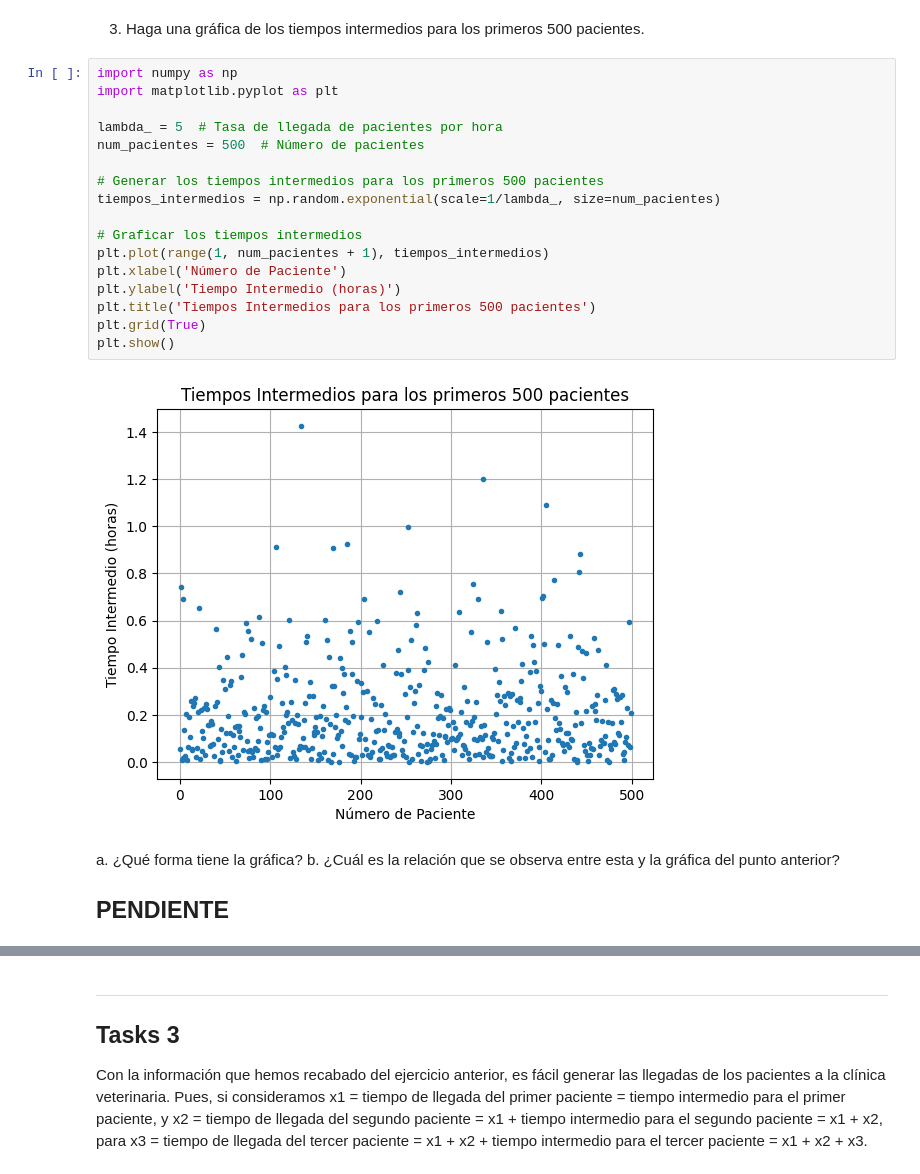
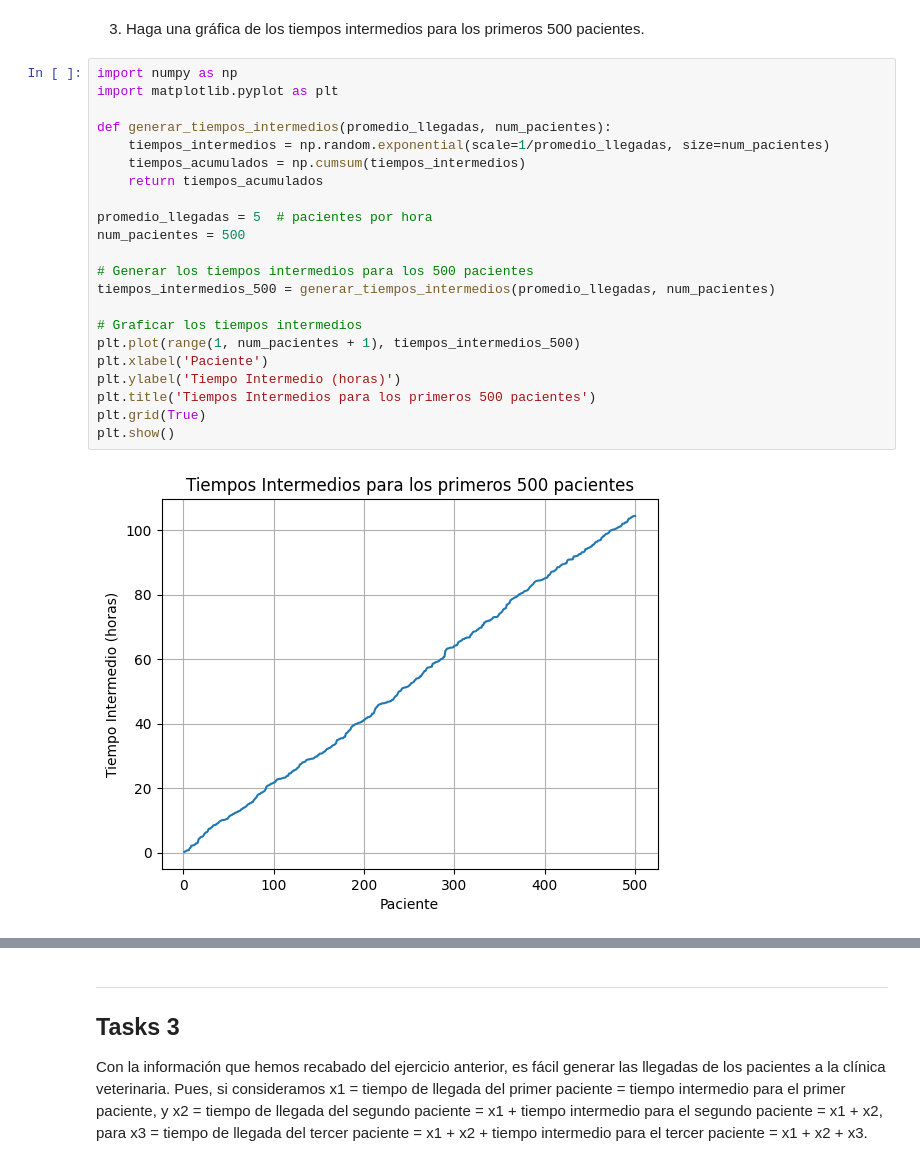
Before and after one commit to stefanoaragoni/simulacion_lab2, a Jupyter notebook: parte2.ipynb, the cells around one changed output, grey strips where cells are left out. Drawn from its saved outputs; the diff is of its cells as text.

```diff
--- a/parte2.ipynb
+++ b/parte2.ipynb
@@ -118,24 +118,24 @@ plt.show()
 # %%
 import numpy as np
 import matplotlib.pyplot as plt
 
-lambda_ = 5  # Tasa de llegada de pacientes por hora
-num_pacientes = 500  # Número de pacientes
+def generar_tiempos_intermedios(promedio_llegadas, num_pacientes):
+    tiempos_intermedios = np.random.exponential(scale=1/promedio_llegadas, size=num_pacientes)
+    tiempos_acumulados = np.cumsum(tiempos_intermedios)
+    return tiempos_acumulados
 
-# Generar los tiempos intermedios para los primeros 500 pacientes
-tiempos_intermedios = np.random.exponential(scale=1/lambda_, size=num_pacientes)
+promedio_llegadas = 5  # pacientes por hora
+num_pacientes = 500
+
+# Generar los tiempos intermedios para los 500 pacientes
+tiempos_intermedios_500 = generar_tiempos_intermedios(promedio_llegadas, num_pacientes)
 
 # Graficar los tiempos intermedios
-plt.plot(range(1, num_pacientes + 1), tiempos_intermedios)
-plt.xlabel('Número de Paciente')
+plt.plot(range(1, num_pacientes + 1), tiempos_intermedios_500)
+plt.xlabel('Paciente')
 plt.ylabel('Tiempo Intermedio (horas)')
 plt.title('Tiempos Intermedios para los primeros 500 pacientes')
 plt.grid(True)
 plt.show()
 # %% [output]
-[figure, old version]
+[figure, new version]
-# %% [markdown]
-a. ¿Qué forma tiene la gráfica?
-b. ¿Cuál es la relación que se observa entre esta y la gráfica del punto anterior?
-
-## PENDIENTE
```
Also changed, not shown: parts of 1 cell of this notebook.
